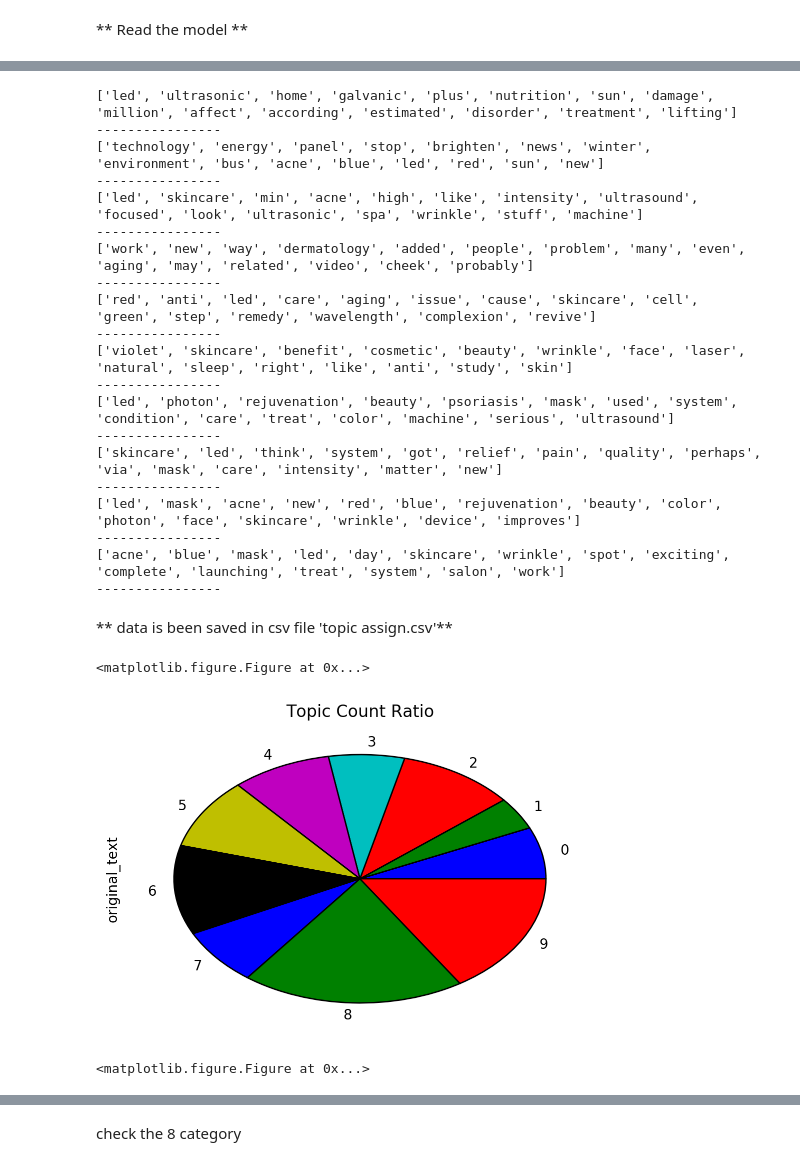
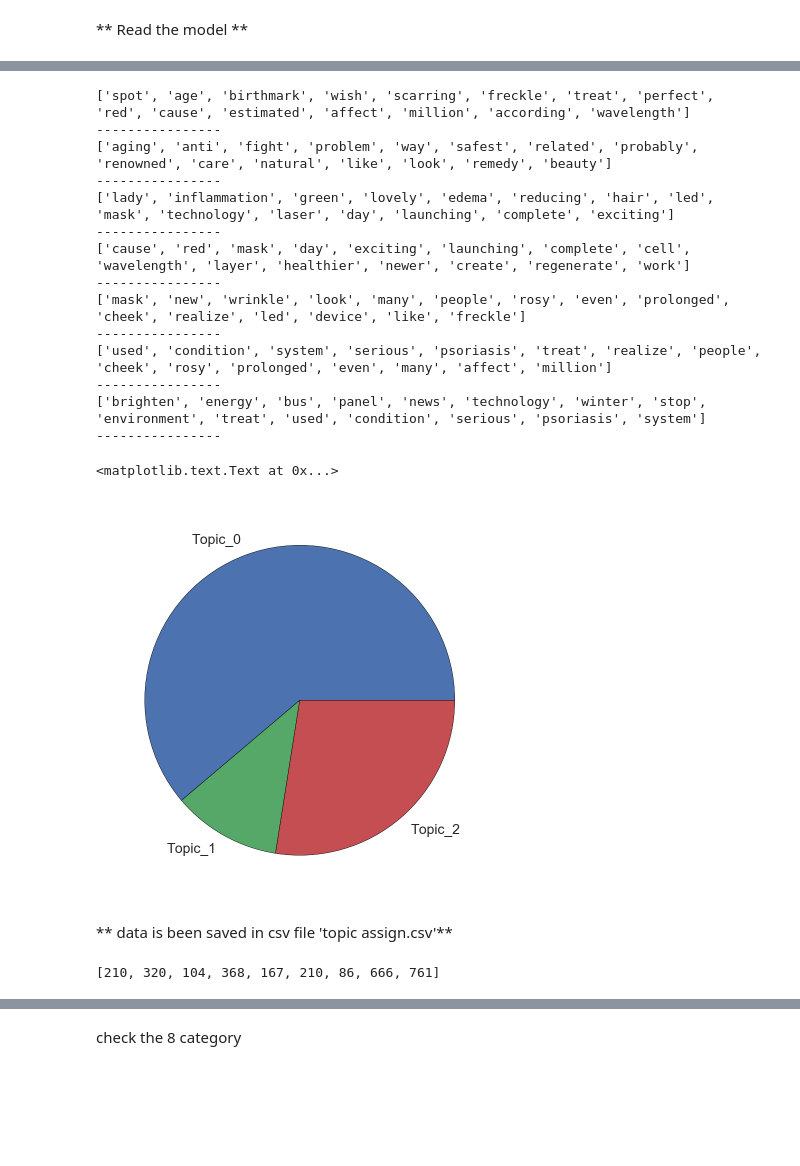
Before and after one commit to MiyainNYC/NLP-projects, a Jupyter notebook: Customer_review_US/lda.ipynb, the cells around one changed output, grey strips where cells are left out. Saved outputs shown, nothing was run; the diff lists cells and outputs as text; code cells hidden in the pictures; blank space fills up the shorter version.

```diff
--- a/Customer_review_US/lda.ipynb
+++ b/Customer_review_US/lda.ipynb
@@ -101,9 +206,9 @@ corpus = [dictionary.doc2bow(text) for text in cleaned_list]
 # %% [markdown]
 ** Save the model **
 # %%
-#import pickle
-#with open('lda.pickle', 'wb') as handle:
-#    pickle.dump(lda, handle, protocol=pickle.HIGHEST_PROTOCOL)
+import pickle
+with open('lda.pickle', 'wb') as handle:
+    pickle.dump(lda, handle, protocol=pickle.HIGHEST_PROTOCOL)
 # %% [markdown]
 ** Read the model **
 # %%
@@ -111,7 +216,7 @@ import pickle
 with open('lda.pickle', 'rb') as handle:
     lda = pickle.load(handle)
 # %%
-num_topics = 10
+num_topics = 7
 lda.show_topics(num_topics,15)[0][1].split('+')
 import re
 topic_word=dict()
@@ -119,3 +224,15 @@ for i in range(num_topics):
     topic_word[i]=[]
     for text in lda.show_topics(num_topics,15)[i][1].split('+'):
         topic_word[i].extend(re.findall('[a-z]+', text))
+# %%
+num_topics = 3
+lda_f.show_topics(num_topics,15)[0][1].split('+')
+import re
+topic_word=dict()
+for i in range(num_topics):
+    topic_word[i]=[]
+    for text in lda_f.show_topics(num_topics,15)[i][1].split('+'):
+        topic_word[i].extend(re.findall('[a-z]+', text))
+for i in range(3):
+    print(topic_word[i])
+    print('----------------')
@@ -122,28 +246,22 @@ for i in range(num_topics):
 # %%
-for i in range(10):
+for i in range(7):
     print(topic_word[i])
     print('----------------')
 # %% [output]
-['led', 'ultrasonic', 'home', 'galvanic', 'plus', 'nutrition', 'sun', 'damage', 'million', 'affect', 'according', 'estimated', 'disorder', 'treatment', 'lifting']
+['spot', 'age', 'birthmark', 'wish', 'scarring', 'freckle', 'treat', 'perfect', 'red', 'cause', 'estimated', 'affect', 'million', 'according', 'wavelength']
 ----------------
-['technology', 'energy', 'panel', 'stop', 'brighten', 'news', 'winter', 'environment', 'bus', 'acne', 'blue', 'led', 'red', 'sun', 'new']
+['aging', 'anti', 'fight', 'problem', 'way', 'safest', 'related', 'probably', 'renowned', 'care', 'natural', 'like', 'look', 'remedy', 'beauty']
 ----------------
-['led', 'skincare', 'min', 'acne', 'high', 'like', 'intensity', 'ultrasound', 'focused', 'look', 'ultrasonic', 'spa', 'wrinkle', 'stuff', 'machine']
+['lady', 'inflammation', 'green', 'lovely', 'edema', 'reducing', 'hair', 'led', 'mask', 'technology', 'laser', 'day', 'launching', 'complete', 'exciting']
 ----------------
-['work', 'new', 'way', 'dermatology', 'added', 'people', 'problem', 'many', 'even', 'aging', 'may', 'related', 'video', 'cheek', 'probably']
+['cause', 'red', 'mask', 'day', 'exciting', 'launching', 'complete', 'cell', 'wavelength', 'layer', 'healthier', 'newer', 'create', 'regenerate', 'work']
 ----------------
-['red', 'anti', 'led', 'care', 'aging', 'issue', 'cause', 'skincare', 'cell', 'green', 'step', 'remedy', 'wavelength', 'complexion', 'revive']
+['mask', 'new', 'wrinkle', 'look', 'many', 'people', 'rosy', 'even', 'prolonged', 'cheek', 'realize', 'led', 'device', 'like', 'freckle']
 ----------------
-['violet', 'skincare', 'benefit', 'cosmetic', 'beauty', 'wrinkle', 'face', 'laser', 'natural', 'sleep', 'right', 'like', 'anti', 'study', 'skin']
+['used', 'condition', 'system', 'serious', 'psoriasis', 'treat', 'realize', 'people', 'cheek', 'rosy', 'prolonged', 'even', 'many', 'affect', 'million']
 ----------------
-['led', 'photon', 'rejuvenation', 'beauty', 'psoriasis', 'mask', 'used', 'system', 'condition', 'care', 'treat', 'color', 'machine', 'serious', 'ultrasound']
+['brighten', 'energy', 'bus', 'panel', 'news', 'technology', 'winter', 'stop', 'environment', 'treat', 'used', 'condition', 'serious', 'psoriasis', 'system']
 ----------------
-['skincare', 'led', 'think', 'system', 'got', 'relief', 'pain', 'quality', 'perhaps', 'via', 'mask', 'care', 'intensity', 'matter', 'new']
-----------------
-['led', 'mask', 'acne', 'new', 'red', 'blue', 'rejuvenation', 'beauty', 'color', 'photon', 'face', 'skincare', 'wrinkle', 'device', 'improves']
-----------------
-['acne', 'blue', 'mask', 'led', 'day', 'skincare', 'wrinkle', 'spot', 'exciting', 'complete', 'launching', 'treat', 'system', 'salon', 'work']
-----------------
 # %%
 assign = []
 for i in range(len(corpus)):
@@ -151,4 +269,22 @@ for i in range(len(corpus)):
 conf_score = []
 for i in range(len(corpus)):
     conf_score.append(sorted(lda[corpus[i]],key = lambda x:x[1],reverse = True)[0][1])
+# %%
+assign = []
+for i in range(len(corpus_f)):
+    assign.append(sorted(lda_f[corpus_f[i]],key = lambda x:x[1],reverse = True)[0][0])
+conf_score = []
+for i in range(len(corpus_f)):
+    conf_score.append(sorted(lda[corpus_f[i]],key = lambda x:x[1],reverse = True)[0][1])
+df_bow_f = pd.DataFrame({
+             'corpus':corpus_f,
+            'assign':list(map(lambda x:"Topic_"+str(x),assign)),
+            'conf_score':conf_score,
+                      'bow':filtered})
+plt.figure(figsize = (5,5))
+df_bow_f.groupby('assign').count()['bow'].plot(kind = 'pie')
+plt.ylabel('')
+# %% [output]
+<matplotlib.text.Text at 0x...>
+[figure, added]
 # %%
@@ -161,11 +298,9 @@ df_bow = pd.DataFrame({'original_text':content.content.values,
 ** data is been saved in csv file 'topic assign.csv'**
 # %%
 df_bow.to_csv('topic_assign.csv')
-# %%
-df_bow.groupby('assign').count()['original_text'].plot(kind='pie')
-plt.title('Topic Count Ratio')
-plt.figure(figsize=(5,5))
-# %% [output]
-<matplotlib.figure.Figure at 0x...>
-[figure, removed]
-<matplotlib.figure.Figure at 0x...>
+# %%
+count_part = list(df_bow.groupby('assign').count()['corpus'].values)
+count_part.extend([666,761])
+count_part
+# %% [output]
+[210, 320, 104, 368, 167, 210, 86, 666, 761]
```
Also changed, not shown: parts of 40 cells of this notebook.
